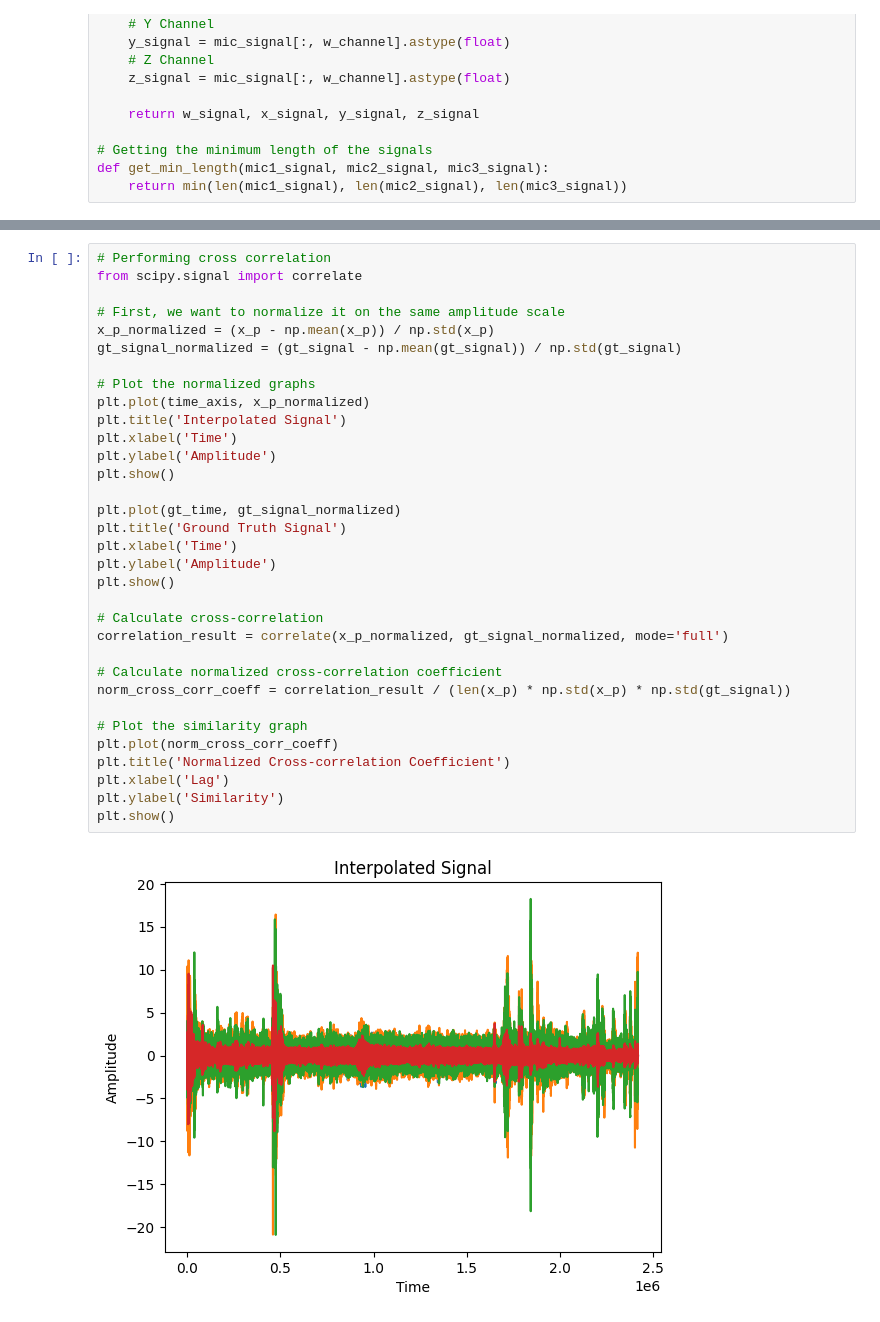
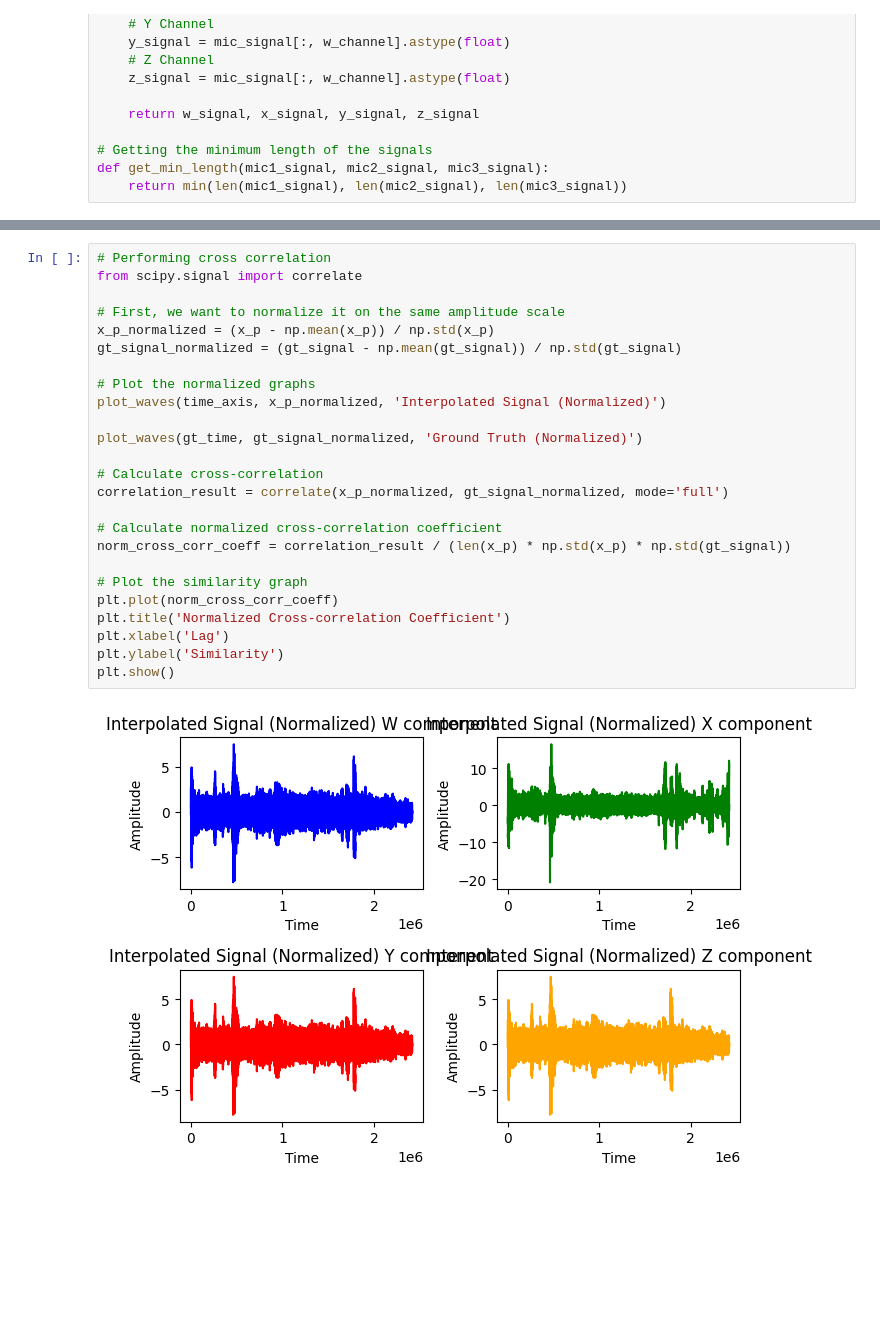
Before and after one commit to tjunjet/spatial_audio, a Jupyter notebook: codes/tj_weighted_dist.ipynb, the cells around one changed output, grey strips where cells are left out. Drawn from its saved outputs; the diff is of its cells as text; blank space fills up the shorter version.

```diff
--- a/codes/tj_weighted_dist.ipynb
+++ b/codes/tj_weighted_dist.ipynb
@@ -335,35 +350,27 @@ X_P shape: (2418272, 4)
 # %%
 # Performing cross correlation
 from scipy.signal import correlate
 
 # First, we want to normalize it on the same amplitude scale
 x_p_normalized = (x_p - np.mean(x_p)) / np.std(x_p)
 gt_signal_normalized = (gt_signal - np.mean(gt_signal)) / np.std(gt_signal)
 
 # Plot the normalized graphs
-plt.plot(time_axis, x_p_normalized)
-plt.title('Interpolated Signal')
-plt.xlabel('Time')
-plt.ylabel('Amplitude')
-plt.show()
+plot_waves(time_axis, x_p_normalized, 'Interpolated Signal (Normalized)')
 
-plt.plot(gt_time, gt_signal_normalized)
-plt.title('Ground Truth Signal')
-plt.xlabel('Time')
-plt.ylabel('Amplitude')
-plt.show()
+plot_waves(gt_time, gt_signal_normalized, 'Ground Truth (Normalized)')
 
 # Calculate cross-correlation
 correlation_result = correlate(x_p_normalized, gt_signal_normalized, mode='full')
 
 # Calculate normalized cross-correlation coefficient
 norm_cross_corr_coeff = correlation_result / (len(x_p) * np.std(x_p) * np.std(gt_signal))
 
 # Plot the similarity graph
 plt.plot(norm_cross_corr_coeff)
 plt.title('Normalized Cross-correlation Coefficient')
 plt.xlabel('Lag')
 plt.ylabel('Similarity')
 plt.show()
 # %% [output]
-[figure, old version]
+[figure, new version]
```
Also changed, not shown: parts of 11 cells of this notebook.
